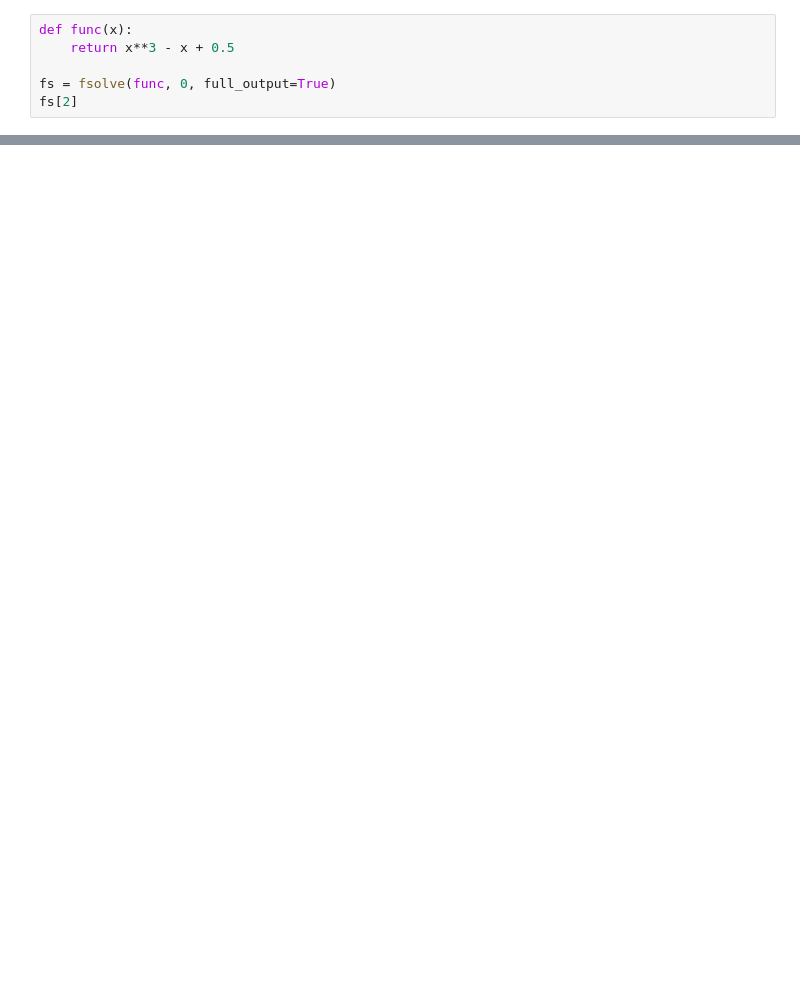
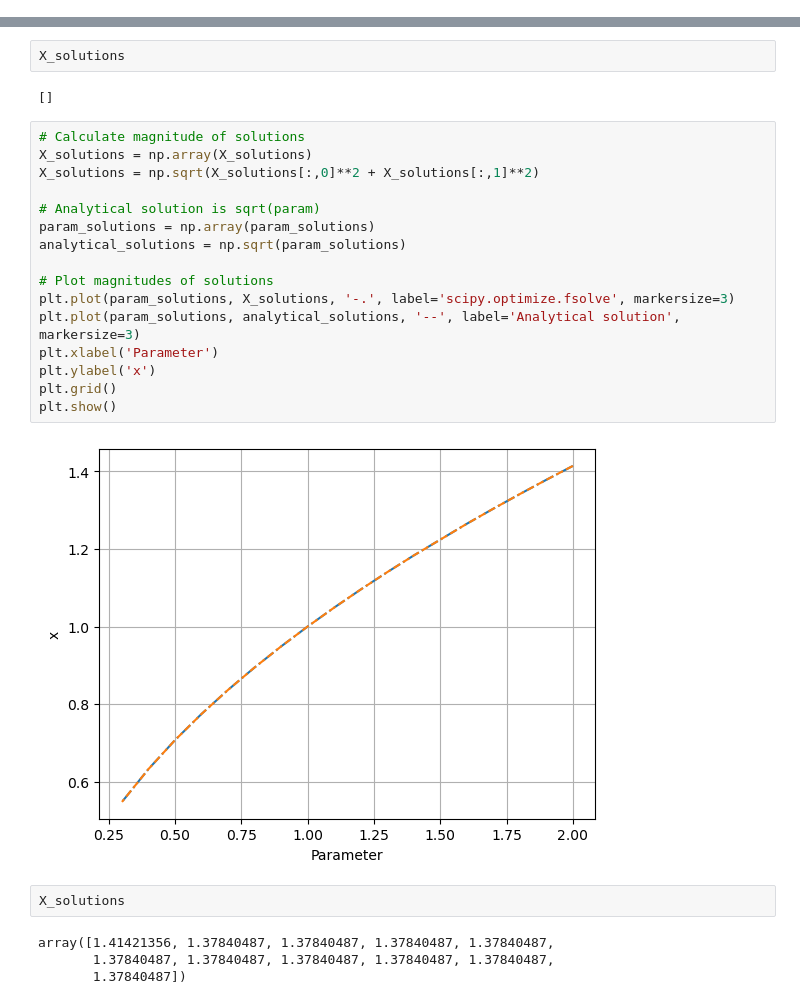
Before and after one commit to dupput/EMAT3008-ScientificComputing, a Jupyter notebook: Week4.ipynb, the cells around one changed output, grey strips where cells are left out. Saved outputs shown, nothing was run; the diff lists cells and outputs as text; blank space fills up the shorter version.

```diff
--- a/Week4.ipynb
+++ b/Week4.ipynb
@@ -113,6 +0,0 @@ plt.show()
-# %%
-def func(x):
-    return x**3 - x + 0.5
-
-fs = fsolve(func, 0, full_output=True)
-fs[2]
@@ -120,0 +211,28 @@ fs[2]
+# %%
+X_solutions
+# %% [output]
+[]
+# %%
+# Calculate magnitude of solutions
+X_solutions = np.array(X_solutions)
+X_solutions = np.sqrt(X_solutions[:,0]**2 + X_solutions[:,1]**2)
+
+# Analytical solution is sqrt(param)
+param_solutions = np.array(param_solutions)
+analytical_solutions = np.sqrt(param_solutions)
+
+# Plot magnitudes of solutions
+plt.plot(param_solutions, X_solutions, '-.', label='scipy.optimize.fsolve', markersize=3)
+plt.plot(param_solutions, analytical_solutions, '--', label='Analytical solution', markersize=3)
+plt.xlabel('Parameter')
+plt.ylabel('x')
+plt.grid()
+plt.show()
+# %% [output]
+[figure, added]
+# %%
+X_solutions
+# %% [output]
+array([1.41421356, 1.37840487, 1.37840487, 1.37840487, 1.37840487,
+       1.37840487, 1.37840487, 1.37840487, 1.37840487, 1.37840487,
+       1.37840487])
```
Also changed, not shown: parts of 8 cells of this notebook.
